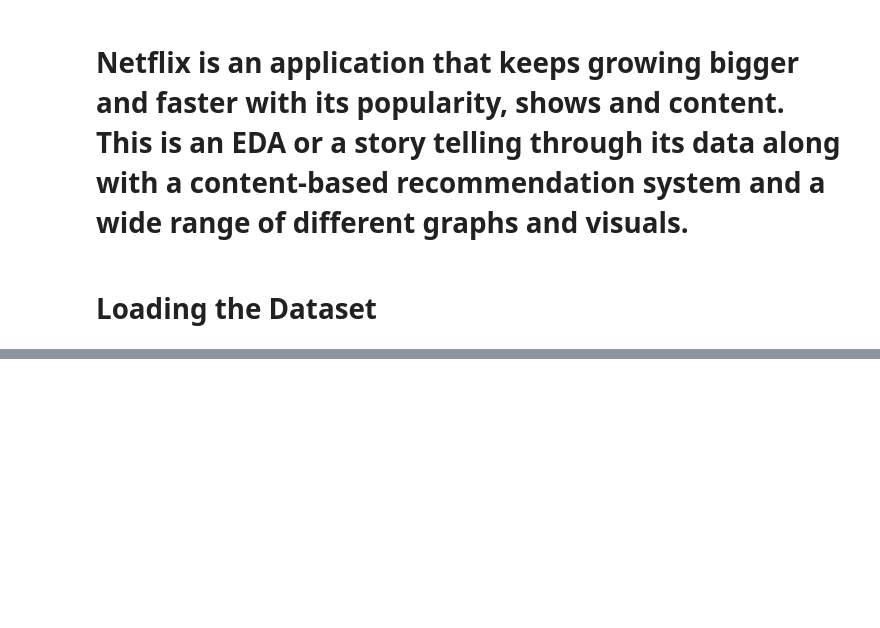
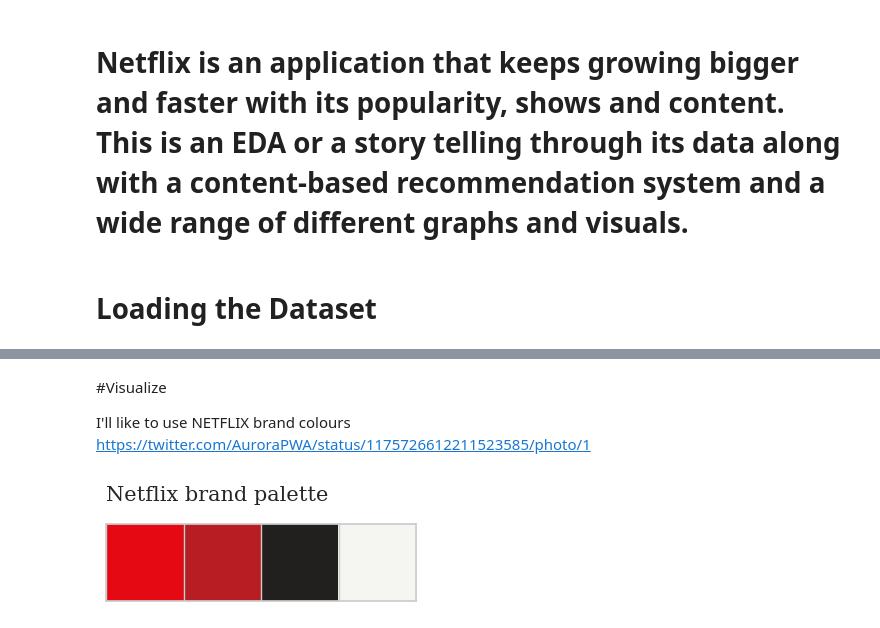
Before and after one commit to ashishakonnur/Netflix-EDA, a Jupyter notebook: Nextflix_Visualization.ipynb, the cells around one changed output, grey strips where cells are left out. Drawn from its saved outputs; the diff is of its cells as text; code cells hidden in the pictures; blank space fills up the shorter version.

```diff
--- a/Nextflix_Visualization.ipynb
+++ b/Nextflix_Visualization.ipynb
@@ -49,3 +12,0 @@ Analysis of Movies vs. Tv Shows
-# %%
-sns.set_theme(style="whitegrid")
-ax = sns.countplot(data=netflix, x='type', palette='Set2')
@@ -64,0 +124,13 @@ SyntaxError: ignored
+# %% [markdown]
+#Visualize
+
+I'll like to use NETFLIX brand colours
+https://twitter.com/AuroraPWA/status/1175726612211523585/photo/1
+# %%
+# Palette
+sns.palplot(['#e50914', '#b81d24', '#221f1f','#f5f5f1'])
+
+plt.title("Netflix brand palette ",loc='left',fontfamily='serif',fontsize=15,y=1.2)
+plt.show()
+# %% [output]
+[figure, added]
```
Also changed, not shown: parts of 62 cells of this notebook.
